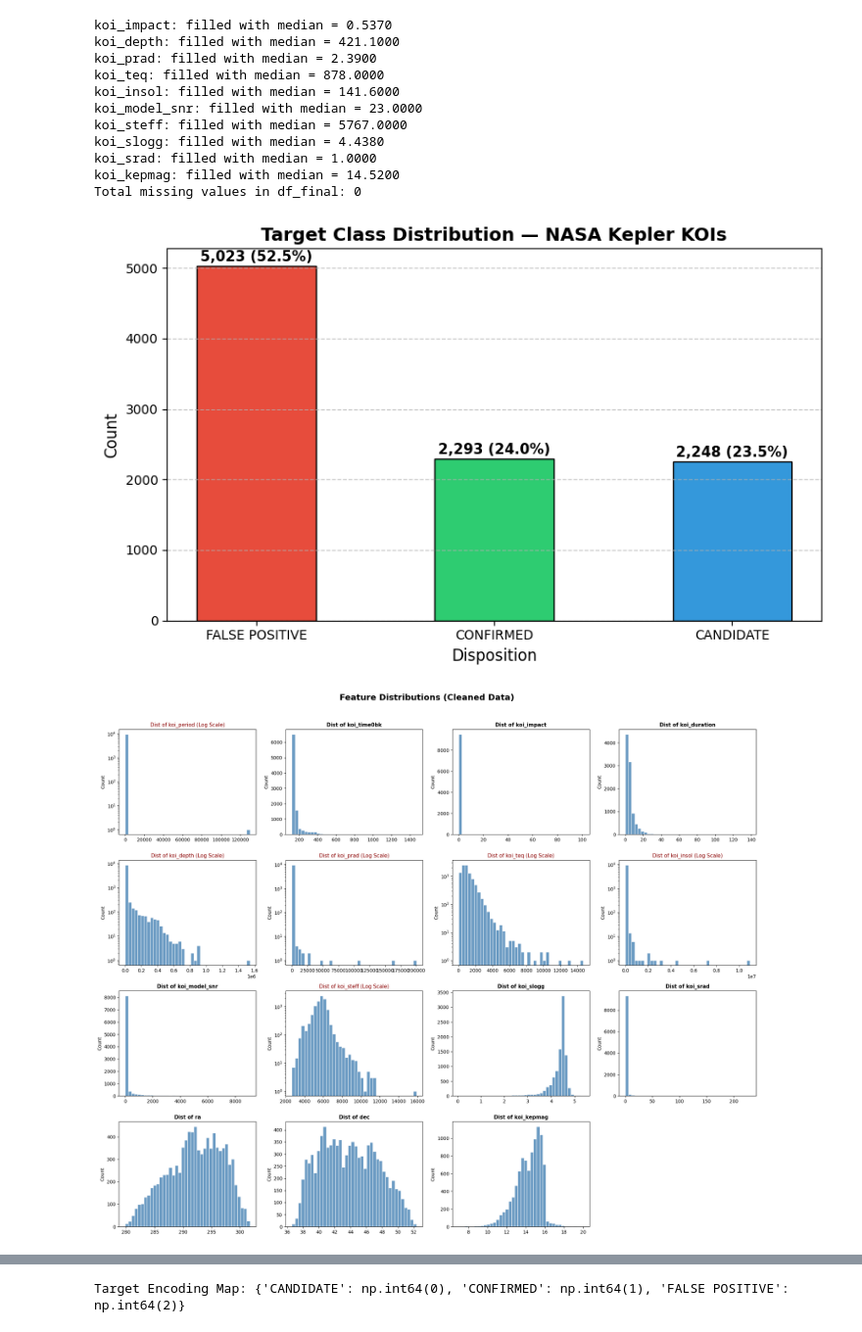
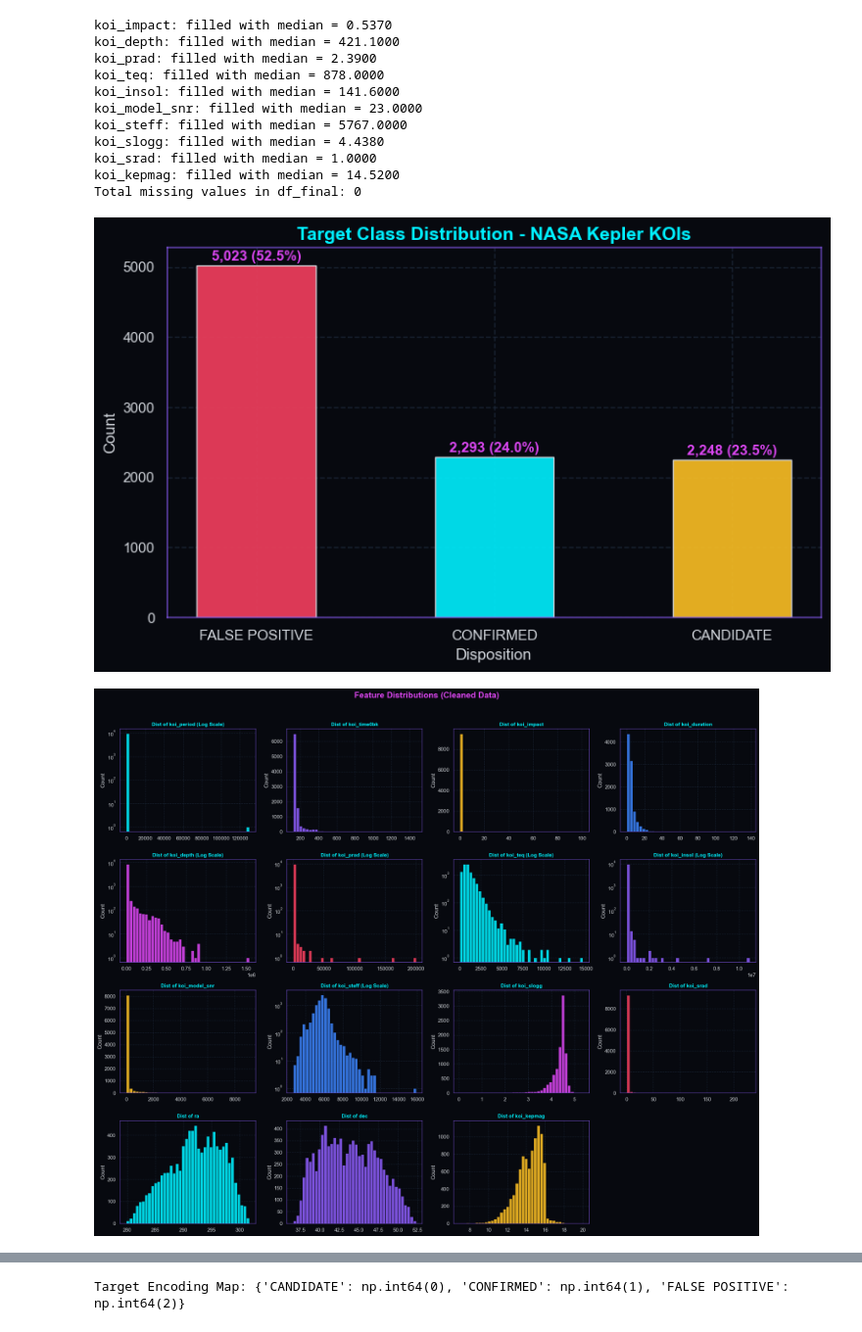
Before and after one commit to Ahmed-Esso/Kepler-Exoplanet, a Jupyter notebook: notebooks/Advanced classifcation.ipynb, the cells around one changed output, grey strips where cells are left out. Shown at 98% size. Drawn from its saved outputs; the diff is of its cells as text; code cells hidden in the pictures.

```diff
--- a/notebooks/Advanced classifcation.ipynb
+++ b/notebooks/Advanced classifcation.ipynb
@@ -136,55 +283,59 @@ Total missing values in df_final: 0
 # Target Distribution
 counts = df_final['koi_disposition'].value_counts()
 
-plt.figure(figsize=(8, 5))
-colors = ['#e74c3c', '#2ecc71', '#3498db']
-bars = plt.bar(counts.index, counts.values, color=colors, edgecolor='black', width=0.5)
+fig, ax = plt.subplots(figsize=(8, 5))
+colors = [GALAXY_CLASS_PALETTE.get(label, GALAXY_ACCENT1) for label in counts.index]
+bars = ax.bar(counts.index, counts.values, color=colors, edgecolor=GALAXY_FG, width=0.5, alpha=0.9)
 for bar, val in zip(bars, counts.values):
-    plt.text(bar.get_x() + bar.get_width() / 2,
-             bar.get_height() + 30,
-             f'{val:,} ({val/len(df_final)*100:.1f}%)', # Changed to df_final
-             ha='center', va='bottom', fontsize=11, fontweight='bold')
+    ax.text(bar.get_x() + bar.get_width() / 2,
+            bar.get_height() + 30,
+            f'{val:,} ({val/len(df_final)*100:.1f}%)',
+            ha='center', va='bottom', fontsize=11, fontweight='bold', color=GALAXY_ACCENT4)
 
-plt.title("Target Class Distribution — NASA Kepler KOIs", fontsize=14, fontweight='bold')
-plt.xlabel("Disposition", fontsize=12)
-plt.ylabel("Count", fontsize=12)
-plt.grid(axis='y', linestyle='--', alpha=0.7) # Added a subtle grid for better readability
+ax.set_title('Target Class Distribution - NASA Kepler KOIs', fontsize=14, fontweight='bold')
+ax.set_xlabel('Disposition', fontsize=12)
+ax.set_ylabel('Count', fontsize=12)
+apply_galaxy_axes(ax)
 plt.tight_layout()
-plt.savefig("01_target_distribution.png", dpi=150)
+plt.savefig('01_target_distribution.png', dpi=150)
 plt.show()
 # %% [output]
-[figure, old version]
+[figure, new version]
 # %%
-# EDA — Feature Distributions (Histograms)
+# EDA - Feature Distributions (Histograms)
 
 # 1. Define feature_cols
 feature_cols = [
     'koi_period', 'koi_time0bk', 'koi_impact', 'koi_duration',
     'koi_depth', 'koi_prad', 'koi_teq', 'koi_insol',
     'koi_model_snr', 'koi_steff', 'koi_slogg', 'koi_srad',
     'ra', 'dec', 'koi_kepmag'
 ]
 
 fig, axes = plt.subplots(4, 4, figsize=(20, 16))
 axes = axes.flatten()
 
 # Iterate through your 15 features
 for i, col in enumerate(feature_cols):
-    axes[i].hist(df_final[col], bins=40, color='steelblue', edgecolor='white', alpha=0.8)
-    axes[i].set_title(f"Dist of {col}", fontsize=11, fontweight='bold')
-    axes[i].set_ylabel("Count")
+    ax = axes[i]
+    ax.hist(df_final[col], bins=40, color=GALAXY_PALETTE[i % len(GALAXY_PALETTE)], edgecolor=GALAXY_BG, alpha=0.88)
+    ax.set_title(f'Dist of {col}', fontsize=11, fontweight='bold')
+    ax.set_ylabel('Count')
 
     if df_final[col].max() > 10000:
-        axes[i].set_yscale('log')
-        axes[i].set_title(f"Dist of {col} (Log Scale)", fontsize=11, color='darkred')
+        ax.set_yscale('log')
+        ax.set_title(f'Dist of {col} (Log Scale)', fontsize=11, fontweight='bold', color=GALAXY_ACCENT2)
+
+    apply_galaxy_axes(ax)
 
 for j in range(len(feature_cols), len(axes)):
     axes[j].set_visible(False)
 
-plt.suptitle("Feature Distributions (Cleaned Data)", fontsize=18, fontweight='bold', y=1.02)
+fig.suptitle('Feature Distributions (Cleaned Data)', fontsize=18, fontweight='bold', y=1.02, color=GALAXY_ACCENT4)
+apply_galaxy_figure(fig)
 plt.tight_layout()
-plt.savefig("02_feature_distributions.png", dpi=150)
+plt.savefig('02_feature_distributions.png', dpi=150)
 plt.show()
 # %% [output]
-[figure, old version]
+[figure, new version]
 # %%
```
Also changed, not shown: parts of 37 cells of this notebook.
